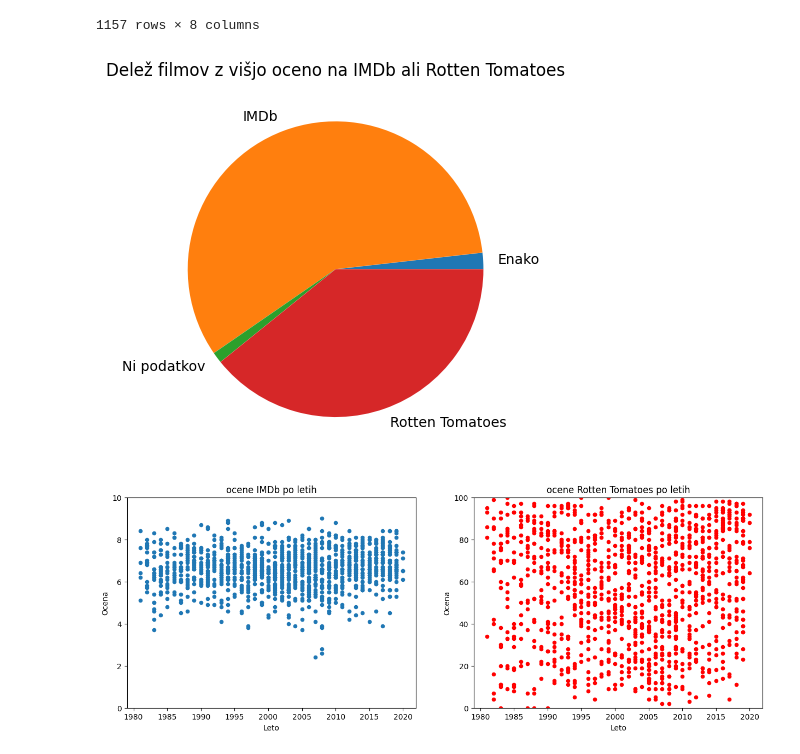
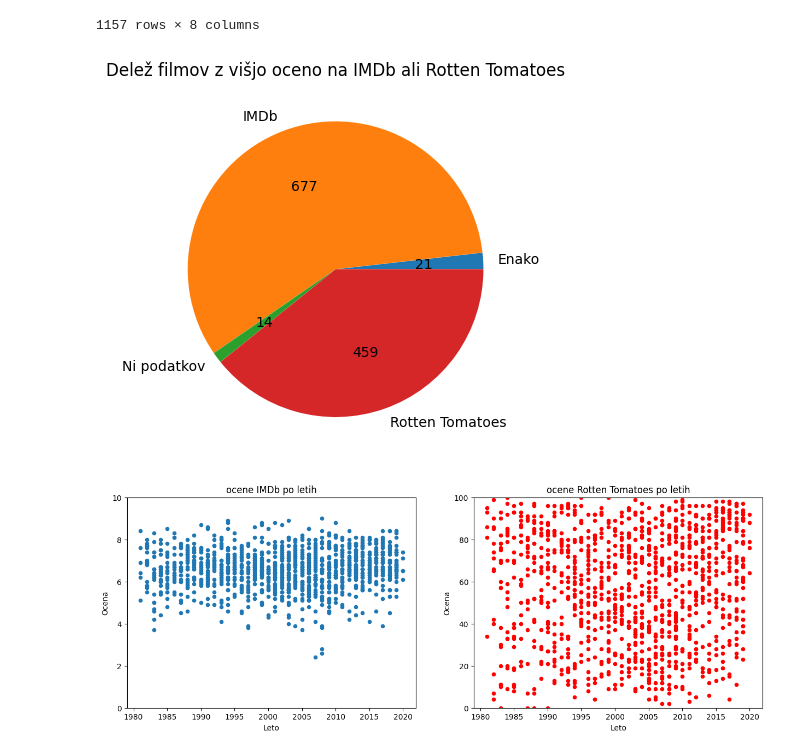
Before and after one commit to sebastjankusar/projekt_uvp, a Jupyter notebook: analiza.ipynb, the cells around one changed output. Saved outputs shown, nothing was run; the diff lists cells and outputs as text; code cells hidden in the pictures.

```diff
--- a/analiza.ipynb
+++ b/analiza.ipynb
@@ -124,9 +118,12 @@ filmi.dropna().sort_values("povprecna_ocena", ascending=False)
 | 712 | Epic Movie | 2007 | 2 | 2.4 | 2.2 | 1.3 | 2000 | ... |
 1157 rows × 8 columns
 # %%
-filmi.groupby("visja_ocena")["naslov"].count().plot.pie(title="Delež filmov z višjo oceno na IMDb ali Rotten Tomatoes", ylabel="");
+stevilo = filmi.groupby("visja_ocena")["naslov"].count()
+
+filmi.groupby("visja_ocena")["naslov"].count().plot.pie(title="Delež filmov z višjo oceno na IMDb ali Rotten Tomatoes", ylabel="",
+                                                        autopct=lambda p: round(((p * stevilo.sum() / 100))));
 # %% [output]
-[figure, old version]
+[figure, new version]
 # %%
 fig, ax = plt.subplots(1, 2, figsize=(15, 5))
 
```
Also changed, not shown: parts of 9 cells of this notebook, 2 other files.
